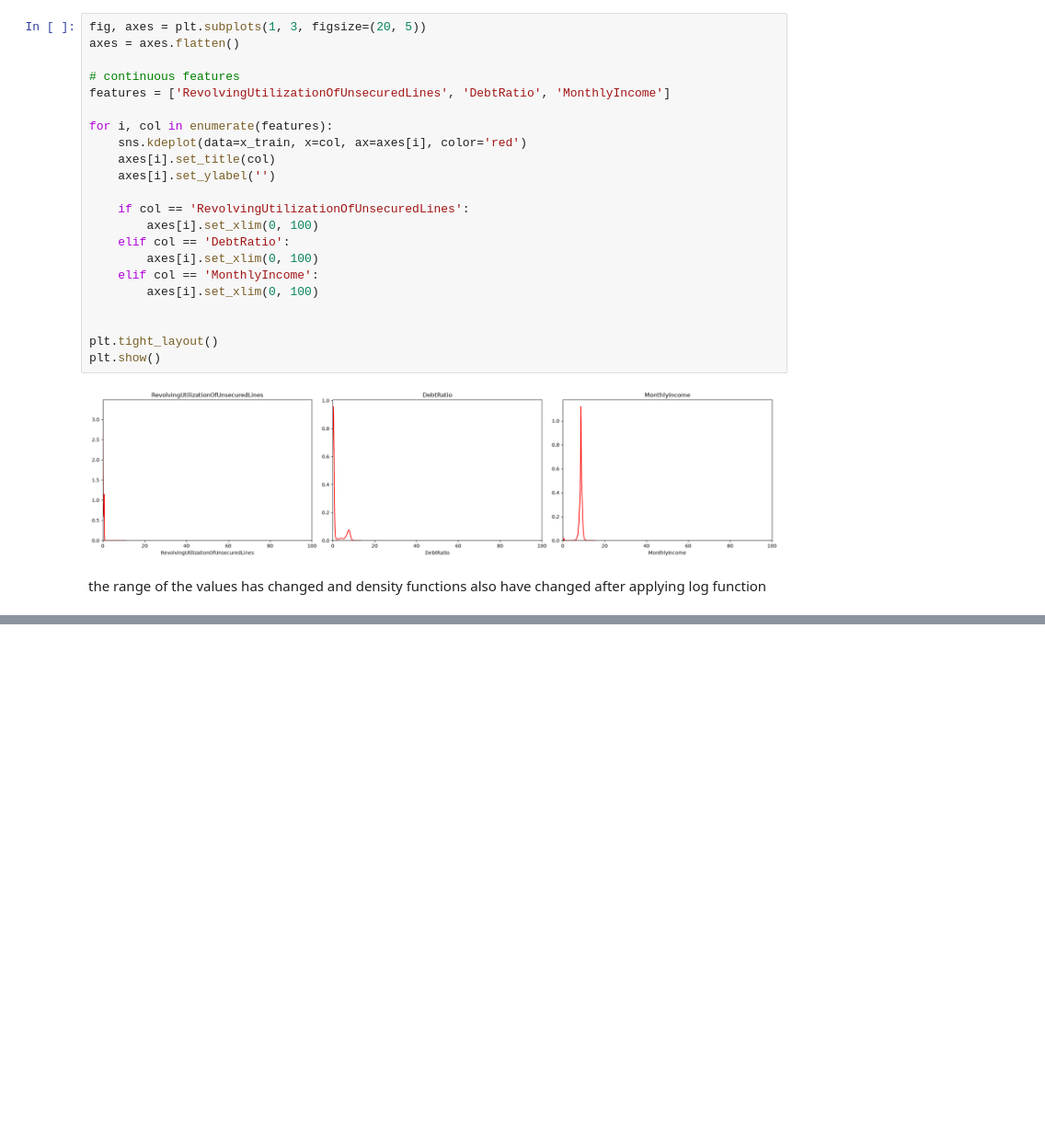
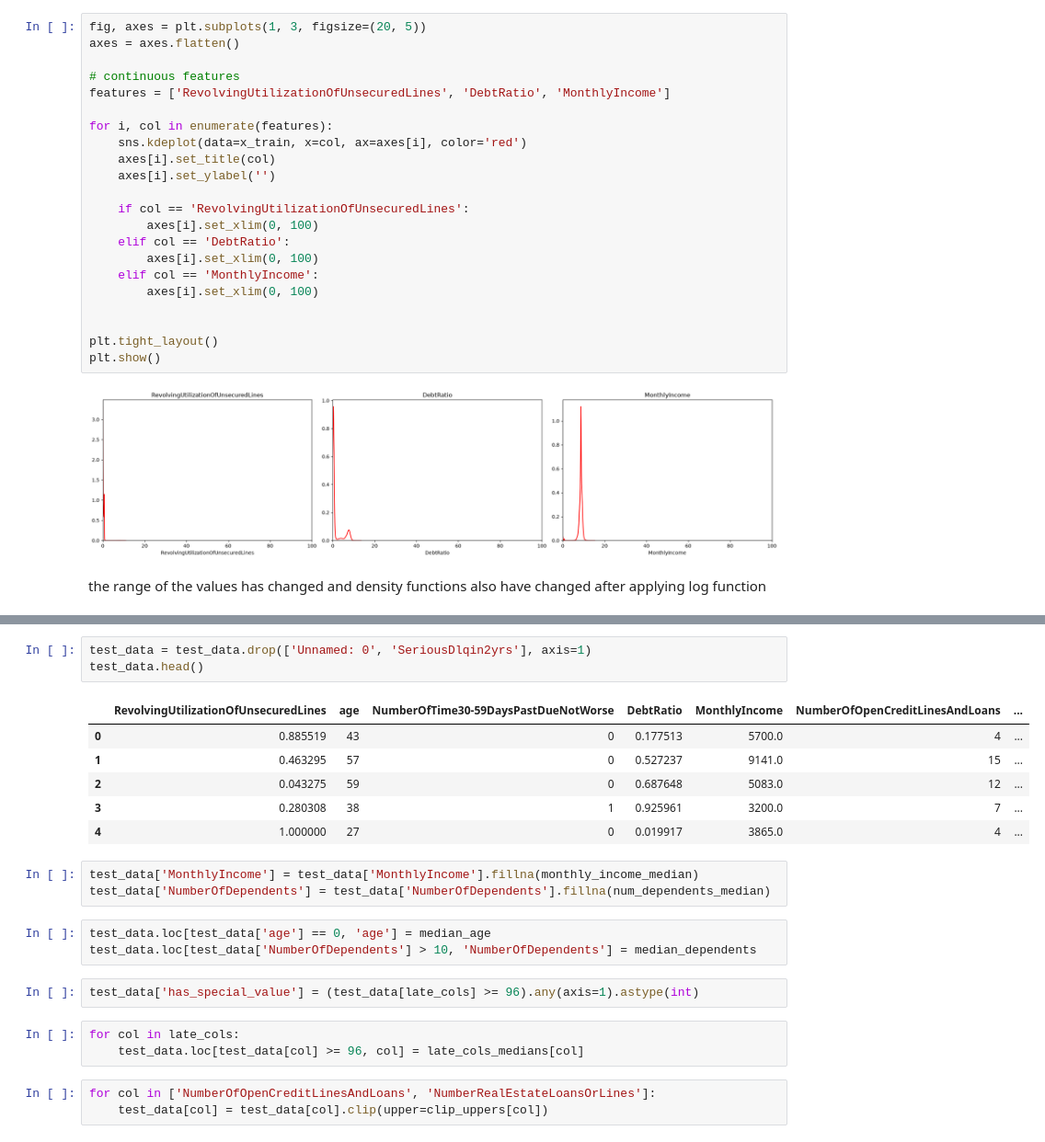
Before and after one commit to coretlwww/credit-risk-prediction, a Jupyter notebook: notebooks/02_preprocessing.ipynb, the cells around one changed output, grey strips where cells are left out. Shown at 92% size. Saved outputs shown, nothing was run; the diff lists cells and outputs as text; blank space fills up the shorter version.

```diff
--- a/notebooks/02_preprocessing.ipynb
+++ b/notebooks/02_preprocessing.ipynb
@@ -251,0 +269,24 @@ the range of the values has changed and density functions also have changed afte
+# %%
+test_data = test_data.drop(['Unnamed: 0', 'SeriousDlqin2yrs'], axis=1)
+test_data.head()
+# %% [output]
+|  | RevolvingUtilizationOfUnsecuredLines | age | NumberOfTime30-59DaysPastDueNotWorse | DebtRatio | MonthlyIncome | NumberOfOpenCreditLinesAndLoans | ... |
+| 0 | 0.885519 | 43 | 0 | 0.177513 | 5700.0 | 4 | ... |
+| 1 | 0.463295 | 57 | 0 | 0.527237 | 9141.0 | 15 | ... |
+| 2 | 0.043275 | 59 | 0 | 0.687648 | 5083.0 | 12 | ... |
+| 3 | 0.280308 | 38 | 1 | 0.925961 | 3200.0 | 7 | ... |
+| 4 | 1.000000 | 27 | 0 | 0.019917 | 3865.0 | 4 | ... |
+# %%
+test_data['MonthlyIncome'] = test_data['MonthlyIncome'].fillna(monthly_income_median)
+test_data['NumberOfDependents'] = test_data['NumberOfDependents'].fillna(num_dependents_median)
+# %%
+test_data.loc[test_data['age'] == 0, 'age'] = median_age
+test_data.loc[test_data['NumberOfDependents'] > 10, 'NumberOfDependents'] = median_dependents
+# %%
+test_data['has_special_value'] = (test_data[late_cols] >= 96).any(axis=1).astype(int)
+# %%
+for col in late_cols:
+    test_data.loc[test_data[col] >= 96, col] = late_cols_medians[col]
+# %%
+for col in ['NumberOfOpenCreditLinesAndLoans', 'NumberRealEstateLoansOrLines']:
+    test_data[col] = test_data[col].clip(upper=clip_uppers[col])
```
Also changed, not shown: parts of 7 cells of this notebook, 8 other files.
